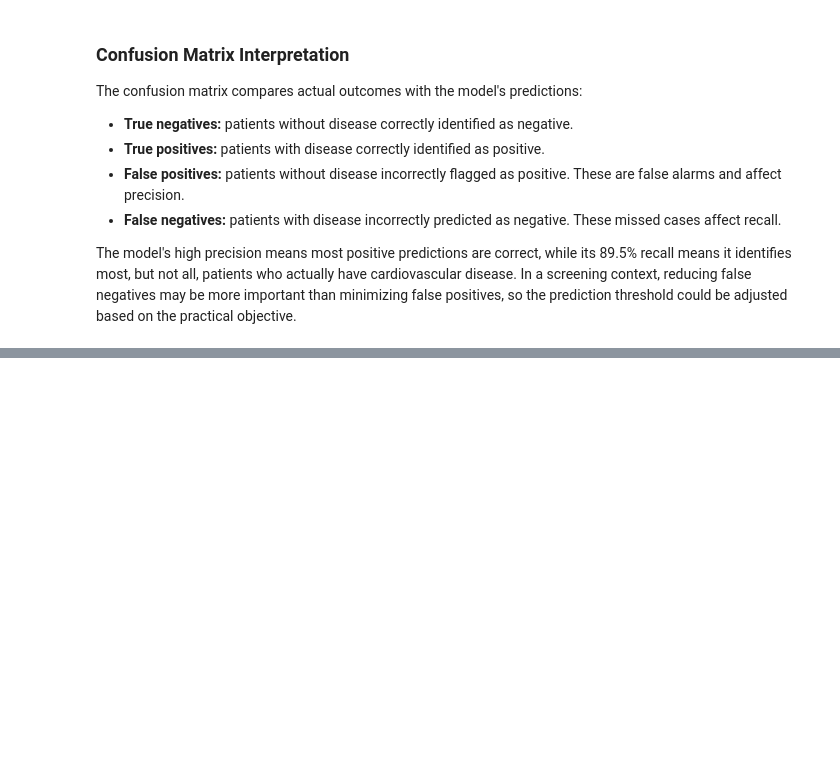
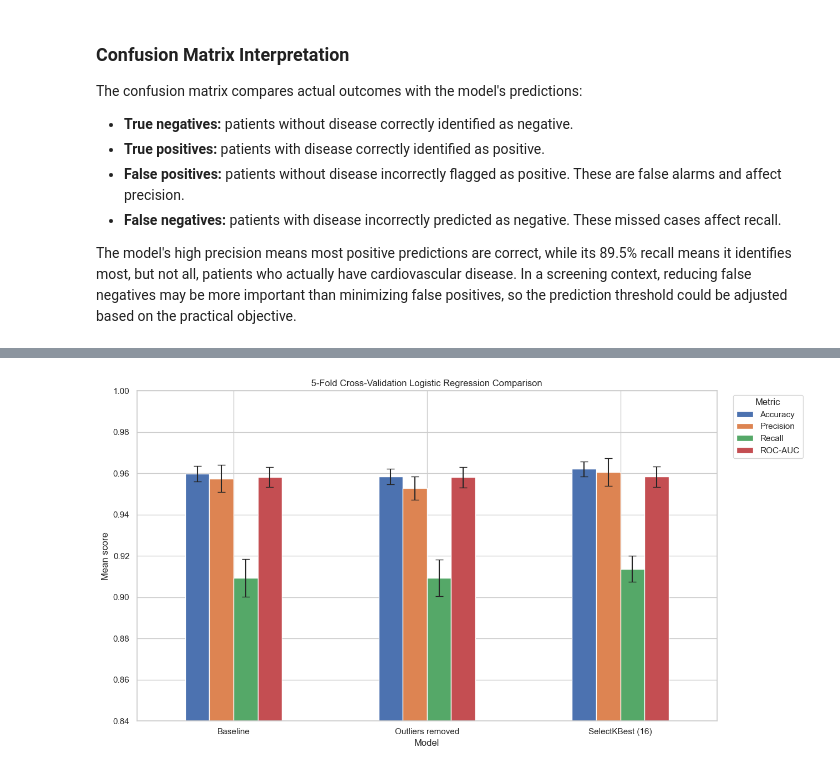
Before and after one commit to minat-hub/Data-Analytics-Project, a Jupyter notebook: data_analytics_project.ipynb, the cells around one changed output, grey strips where cells are left out. Saved outputs shown, nothing was run; the diff lists cells and outputs as text; code cells hidden in the pictures; blank space fills up the shorter version.

```diff
--- a/data_analytics_project.ipynb
+++ b/data_analytics_project.ipynb
@@ -342,0 +648,33 @@ The model's high precision means most positive predictions are correct, while it
+# %%
+# Visualize the cross-validation mean scores and variability
+cv_metric_means = pd.DataFrame(
+    {
+        model_name: fold_table.mean()
+        for model_name, fold_table in cv_fold_tables.items()
+    }
+).T
+
+cv_metric_stds = pd.DataFrame(
+    {
+        model_name: fold_table.std()
+        for model_name, fold_table in cv_fold_tables.items()
+    }
+).T
+
+cv_metric_means.plot(
+    kind="bar",
+    y=["Accuracy", "Precision", "Recall", "ROC-AUC"],
+    yerr=cv_metric_stds,
+    figsize=(13, 7),
+    capsize=5,
+    rot=0,
+)
+plt.title("5-Fold Cross-Validation Logistic Regression Comparison")
+plt.xlabel("Model")
+plt.ylabel("Mean score")
+plt.ylim(0.84, 1.0)
+plt.legend(title="Metric", bbox_to_anchor=(1.02, 1), loc="upper left")
+plt.tight_layout()
+plt.show()
+# %% [output]
+[figure, added]
```
Also changed, not shown: parts of 22 cells of this notebook, 1 other file.
